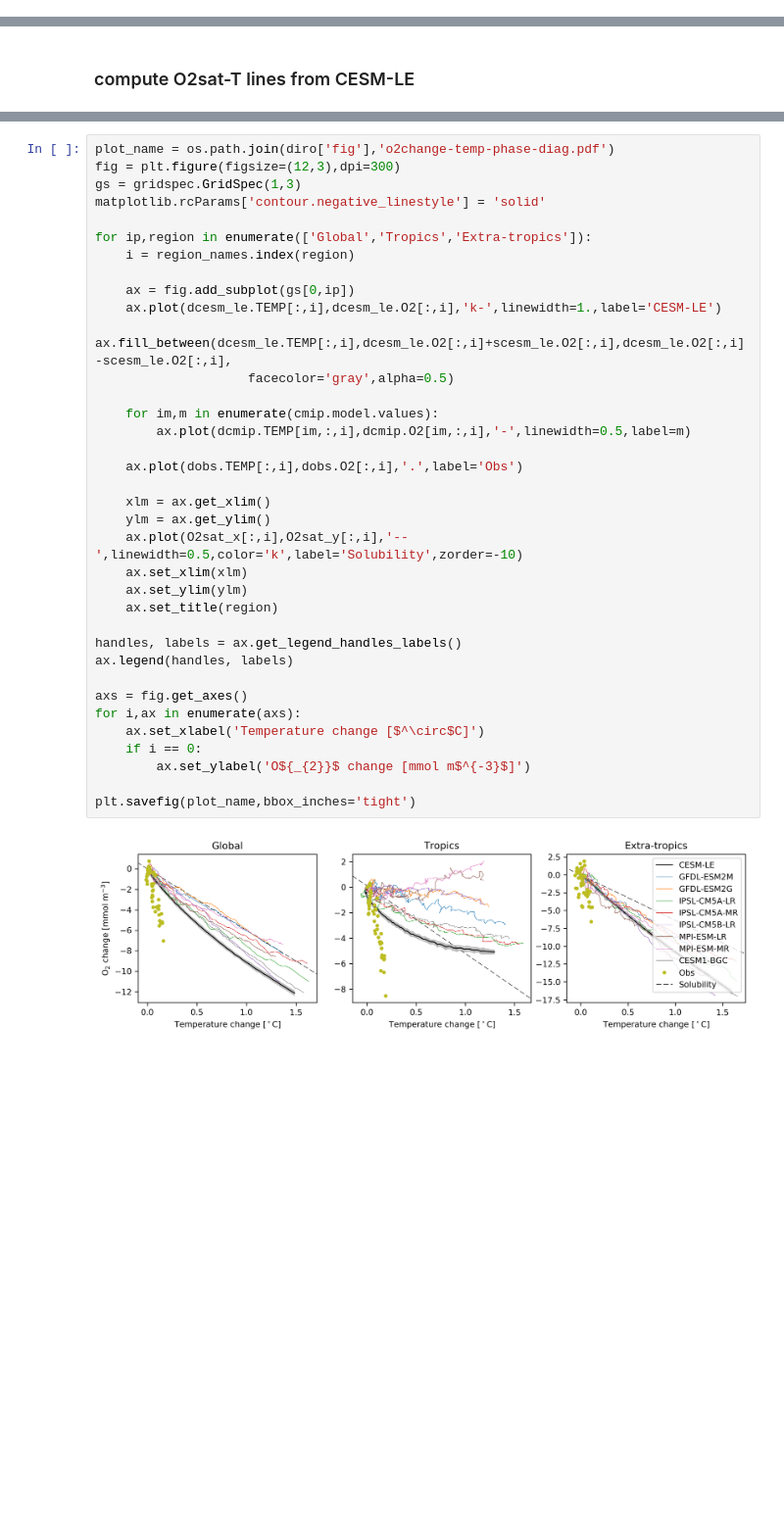
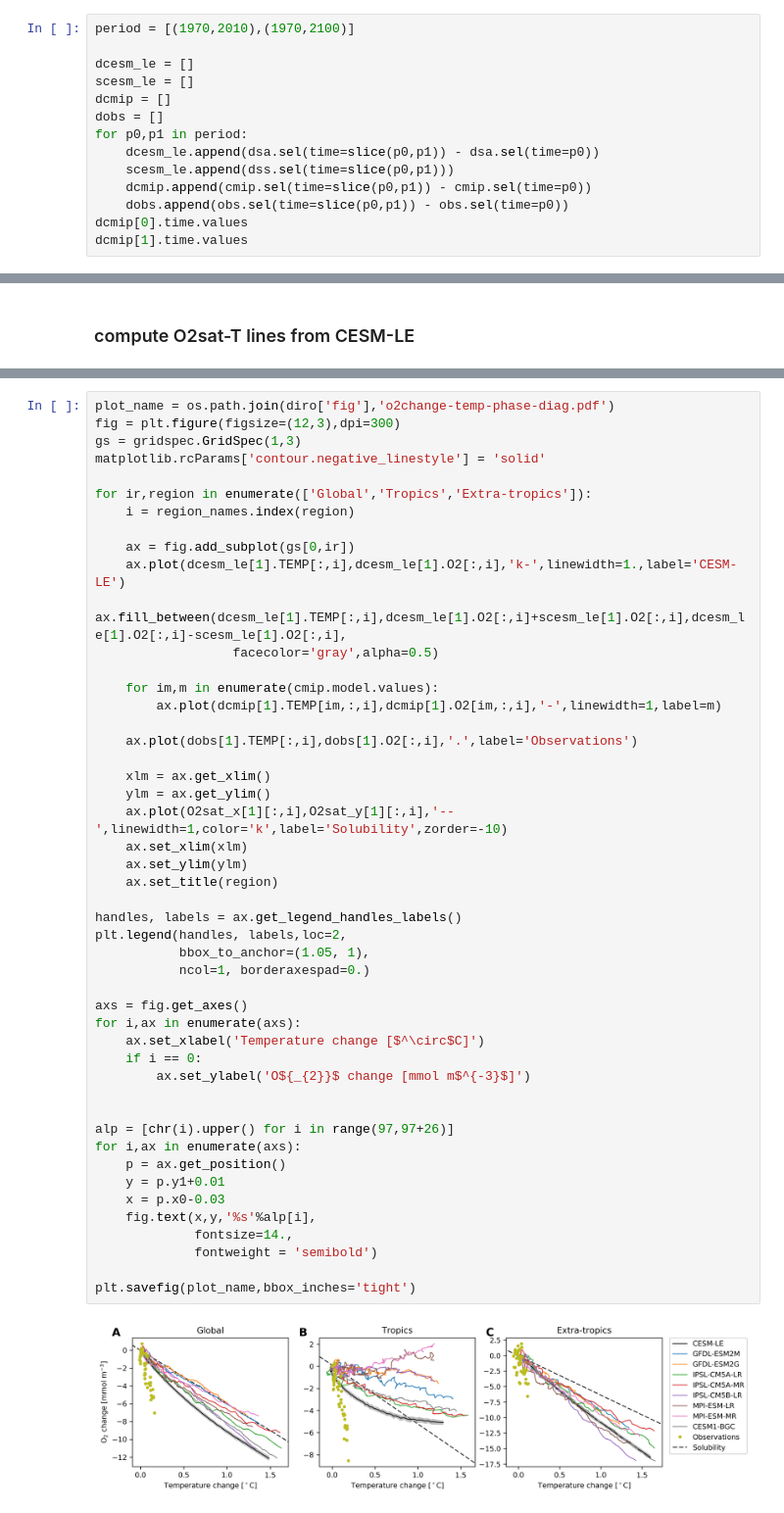
Before and after one commit to matt-long/iucn-deoxygenation-report, a Jupyter notebook: plot_tropical_hilat_phase.ipynb, the cells around one changed output, grey strips where cells are left out. Shown at 98% size. Saved outputs shown, nothing was run; the diff lists cells and outputs as text; blank space fills up the shorter version.

Commit message:
phase diag plots done

```diff
--- a/plot_tropical_hilat_phase.ipynb
+++ b/plot_tropical_hilat_phase.ipynb
@@ -214,0 +170,14 @@ Data variables:
+# %%
+period = [(1970,2010),(1970,2100)]
+
+dcesm_le = []
+scesm_le = []
+dcmip = []
+dobs = []
+for p0,p1 in period:
+    dcesm_le.append(dsa.sel(time=slice(p0,p1)) - dsa.sel(time=p0))
+    scesm_le.append(dss.sel(time=slice(p0,p1)))
+    dcmip.append(cmip.sel(time=slice(p0,p1)) - cmip.sel(time=p0))
+    dobs.append(obs.sel(time=slice(p0,p1)) - obs.sel(time=p0))
+dcmip[0].time.values
+dcmip[1].time.values
@@ -239,38 +217,50 @@ array(['GFDL-ESM2M', 'GFDL-ESM2G', 'IPSL-CM5A-LR', 'IPSL-CM5A-MR',
 # %%
 plot_name = os.path.join(diro['fig'],'o2change-temp-phase-diag.pdf')
 fig = plt.figure(figsize=(12,3),dpi=300)
 gs = gridspec.GridSpec(1,3)
 matplotlib.rcParams['contour.negative_linestyle'] = 'solid'
 
-for ip,region in enumerate(['Global','Tropics','Extra-tropics']):
+for ir,region in enumerate(['Global','Tropics','Extra-tropics']):
     i = region_names.index(region)
 
-    ax = fig.add_subplot(gs[0,ip])
-    ax.plot(dcesm_le.TEMP[:,i],dcesm_le.O2[:,i],'k-',linewidth=1.,label='CESM-LE')
-    ax.fill_between(dcesm_le.TEMP[:,i],dcesm_le.O2[:,i]+scesm_le.O2[:,i],dcesm_le.O2[:,i]-scesm_le.O2[:,i],
-                    facecolor='gray',alpha=0.5)
+    ax = fig.add_subplot(gs[0,ir])
+    ax.plot(dcesm_le[1].TEMP[:,i],dcesm_le[1].O2[:,i],'k-',linewidth=1.,label='CESM-LE')
+    ax.fill_between(dcesm_le[1].TEMP[:,i],dcesm_le[1].O2[:,i]+scesm_le[1].O2[:,i],dcesm_le[1].O2[:,i]-scesm_le[1].O2[:,i],
+                  facecolor='gray',alpha=0.5)
 
     for im,m in enumerate(cmip.model.values):
-        ax.plot(dcmip.TEMP[im,:,i],dcmip.O2[im,:,i],'-',linewidth=0.5,label=m)
+        ax.plot(dcmip[1].TEMP[im,:,i],dcmip[1].O2[im,:,i],'-',linewidth=1,label=m)
 
-    ax.plot(dobs.TEMP[:,i],dobs.O2[:,i],'.',label='Obs')
+    ax.plot(dobs[1].TEMP[:,i],dobs[1].O2[:,i],'.',label='Observations')
 
     xlm = ax.get_xlim()
     ylm = ax.get_ylim()
-    ax.plot(O2sat_x[:,i],O2sat_y[:,i],'--',linewidth=0.5,color='k',label='Solubility',zorder=-10)
+    ax.plot(O2sat_x[1][:,i],O2sat_y[1][:,i],'--',linewidth=1,color='k',label='Solubility',zorder=-10)
     ax.set_xlim(xlm)
     ax.set_ylim(ylm)
     ax.set_title(region)
 
 handles, labels = ax.get_legend_handles_labels()
-ax.legend(handles, labels)
+plt.legend(handles, labels,loc=2,
+           bbox_to_anchor=(1.05, 1),
+           ncol=1, borderaxespad=0.)
 
 axs = fig.get_axes()
 for i,ax in enumerate(axs):
     ax.set_xlabel('Temperature change [$^\circ$C]')
     if i == 0:
         ax.set_ylabel('O${_{2}}$ change [mmol m$^{-3}$]')
 
+
+alp = [chr(i).upper() for i in range(97,97+26)]
+for i,ax in enumerate(axs):
+    p = ax.get_position()
+    y = p.y1+0.01
+    x = p.x0-0.03
+    fig.text(x,y,'%s'%alp[i],
+             fontsize=14.,
+             fontweight = 'semibold')
+
 plt.savefig(plot_name,bbox_inches='tight')
 # %% [output]
-[figure, old version]
+[figure, new version]
```
Also changed, not shown: parts of 10 cells of this notebook, 3 other files.
